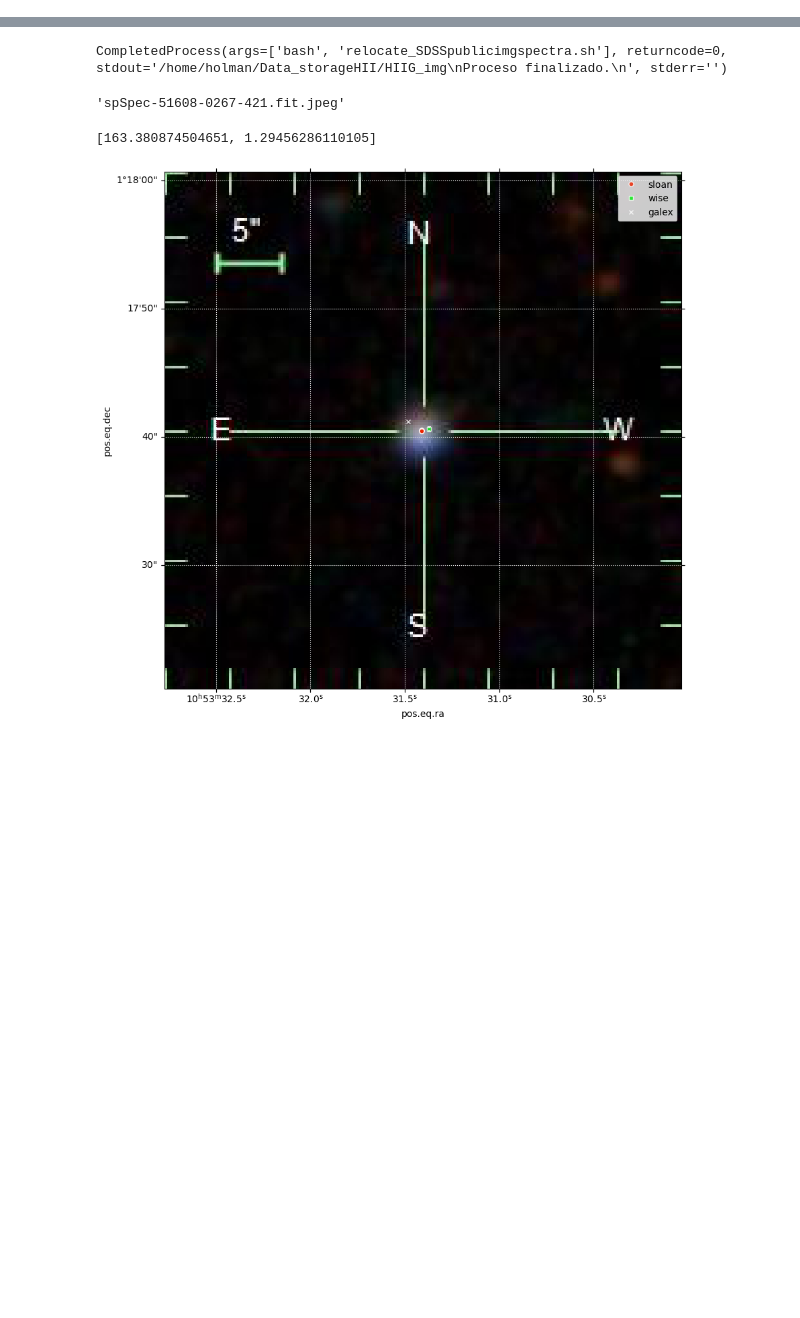
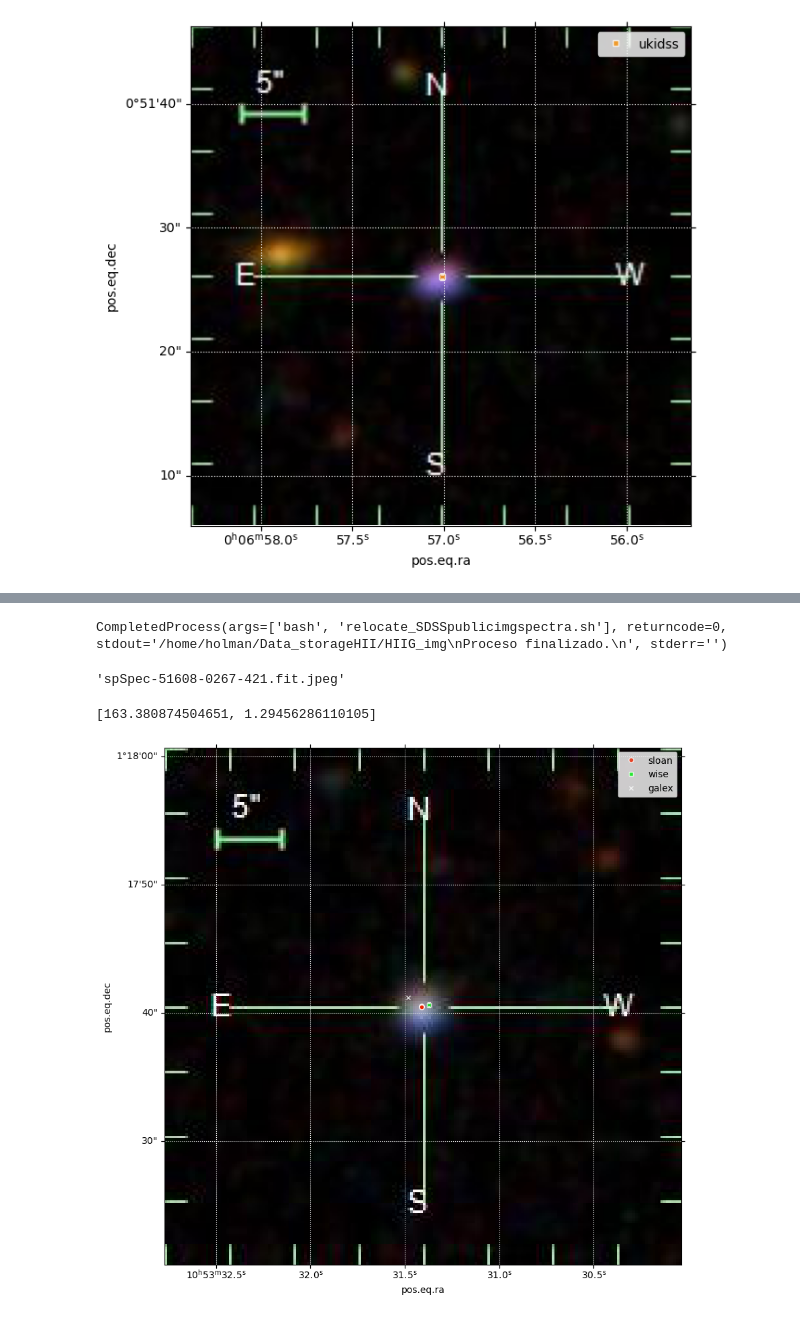
Before and after one commit to hol1m4n/HIIGalaxies, a Jupyter notebook: Spectral_synthesis/CIGALE/CIGALE entries.ipynb, the cells around one changed output, grey strips where cells are left out. Saved outputs shown, nothing was run; the diff lists cells and outputs as text; code cells hidden in the pictures; blank space fills up the shorter version.

```diff
--- a/Spectral_synthesis/CIGALE/CIGALE entries.ipynb
+++ b/Spectral_synthesis/CIGALE/CIGALE entries.ipynb
@@ -282,0 +462,10 @@ ReadTimeout: HTTPConnectionPool(host='surveys.roe.ac.uk', port=8080): Read timed
+# %%
+warnings.filterwarnings('ignore')
+for i in range(len(DF)):
+    ra, dec = DF['RA'][i], DF['DEC'][i]
+    table = Ukidss.query_region(coord.SkyCoord(ra,dec,
+                                           unit=(u.deg, u.deg),
+                                           frame="icrs"),
+                            programme_id="LAS", radius=1 * u.arcsec)
+    if len(table)!=0:
+        print("Found: ", i,len(table))
@@ -282,0 +552,61 @@ ReadTimeout: HTTPConnectionPool(host='surveys.roe.ac.uk', port=8080): Read timed
+# %%
+img_list = os.listdir(img_dir)
+img_list.remove('SDSS_specIMG')
+img_list = sorted(img_list)
+len(img_list)
+img_list[0]
+
+centroids = [coordinate_search(x,DF) for x in img_list]
+chosen = DF['SDSS_PMF'][t] + '.jpeg'
+Sel = img_list.index(chosen)
+centroids[Sel]
+
+# 1. Load the PNG
+img = mpimg.imread(img_dir + img_list[Sel])
+
+img = np.flipud(img)
+
+# 2. Define WCS information (example for 1000x1000 image)
+wcs_dict = {
+    'CTYPE1': 'RA---SIN', 'CTYPE2': 'DEC--SIN',
+    'CRVAL1': centroids[Sel][0], 'CRVAL2': centroids[Sel][1], # RA/Dec of reference pixel
+    'CRPIX1': 100., 'CRPIX2': 100.,       # Reference pixel
+    'CDELT1': -0.000057, 'CDELT2': 0.000056,  # Pixel scale
+    'CUNIT1': 'deg', 'CUNIT2': 'deg',
+    'RADESYS': 'ICRS',
+    'LONPOLE' : 180.0,'LATPOLE' : 12.9915,
+    'MJDREFI' :0.0,'MJDREFF' :0.0,
+}
+wcs = WCS(wcs_dict)
+
+# 3. Plotting
+fig = plt.figure(figsize=(7,7))
+ax = fig.add_subplot(1, 1, 1, projection=wcs)
+ax.imshow(img,origin='lower')
+ax.grid(color='white', ls=':')
+
+
+
+ra, dec = centroids[Sel][0],centroids[Sel][1]# en grados
+pos = coord.SkyCoord(ra, dec, unit=(u.deg, u.deg), frame='icrs')
+
+
+
+ukidss_x = []
+ukidss_y = []
+
+for e in range(len(df)):
+    coord_p = SkyCoord(df['RAJ2000'][e],df['DEJ2000'][e], unit=(u.deg, u.deg), frame='icrs')
+    x, y = coord_p.to_pixel(wcs, origin=0)
+    ukidss_x.append(x)
+    ukidss_y.append(y)
+
+ax.plot(ukidss_x, ukidss_y,
+        markerfacecolor="#f88f05c5", marker='s', markersize=5, linewidth = 0, markeredgewidth = 1,markeredgecolor='white',
+        label='ukidss',alpha= 0.8)
+
+ax.legend()
+
+plt.show()
+# %% [output]
+[figure, added]
```
Also changed, not shown: parts of 24 cells of this notebook, 32 other files.
